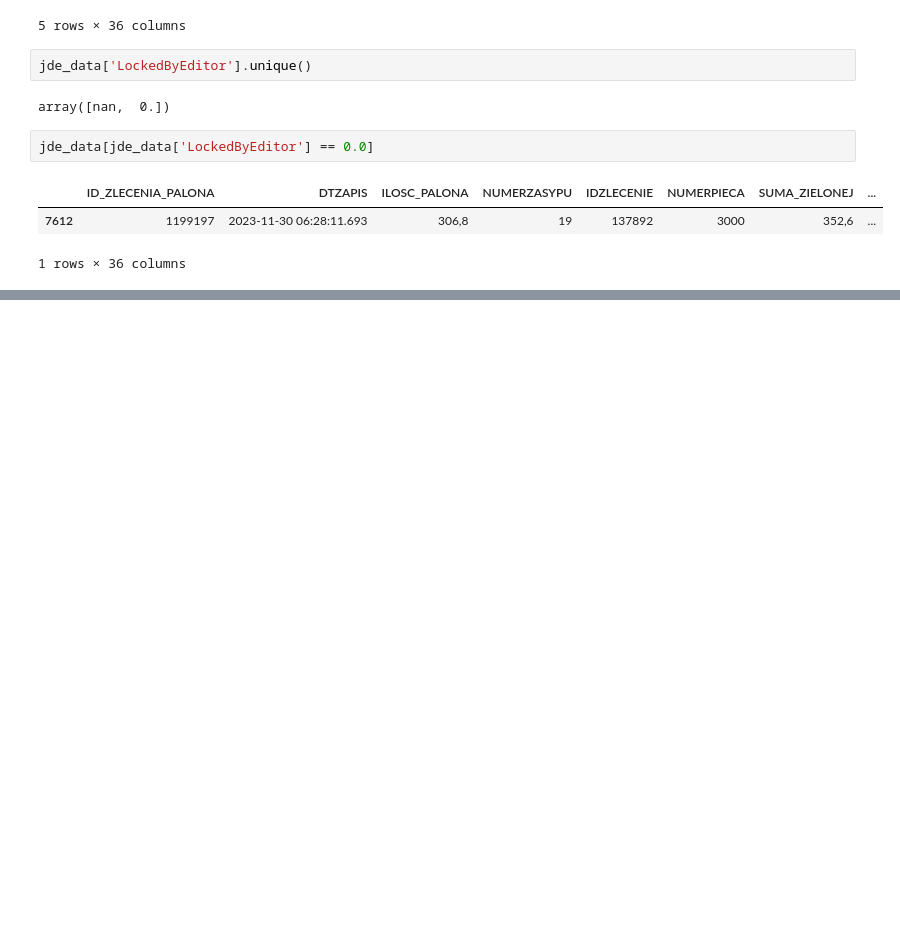
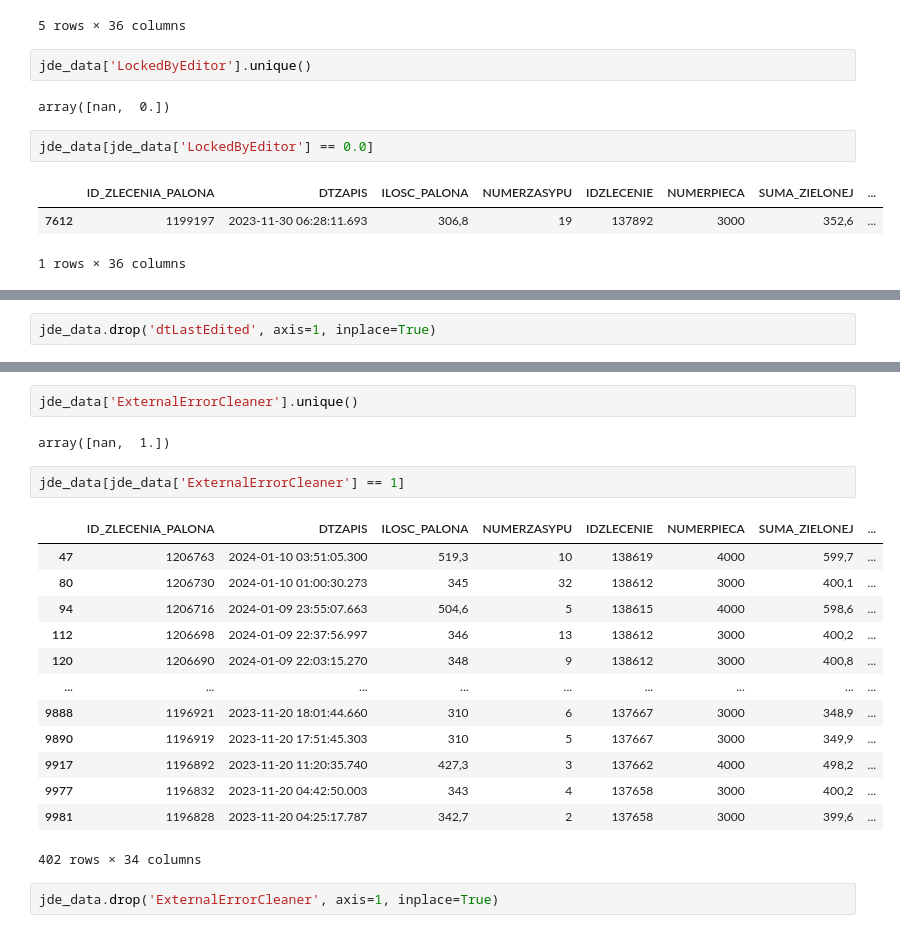
Before and after one commit to modebralski/jacobs, a Jupyter notebook: cleaning.ipynb, the cells around one changed output, grey strips where cells are left out. Drawn from its saved outputs; the diff is of its cells as text; blank space fills up the shorter version.

```diff
--- a/cleaning.ipynb
+++ b/cleaning.ipynb
@@ -124,0 +162,2 @@ jde_data[jde_data['LockedByEditor'] == 0.0]
+# %%
+jde_data.drop('dtLastEdited', axis=1, inplace=True)
@@ -124,0 +180,22 @@ jde_data[jde_data['LockedByEditor'] == 0.0]
+# %%
+jde_data['ExternalErrorCleaner'].unique()
+# %% [output]
+array([nan,  1.])
+# %%
+jde_data[jde_data['ExternalErrorCleaner'] == 1]
+# %% [output]
+|  | ID_ZLECENIA_PALONA | DTZAPIS | ILOSC_PALONA | NUMERZASYPU | IDZLECENIE | NUMERPIECA | SUMA_ZIELONEJ | ... |
+| 47 | 1206763 | 2024-01-10 03:51:05.300 | 519,3 | 10 | 138619 | 4000 | 599,7 | ... |
+| 80 | 1206730 | 2024-01-10 01:00:30.273 | 345 | 32 | 138612 | 3000 | 400,1 | ... |
+| 94 | 1206716 | 2024-01-09 23:55:07.663 | 504,6 | 5 | 138615 | 4000 | 598,6 | ... |
+| 112 | 1206698 | 2024-01-09 22:37:56.997 | 346 | 13 | 138612 | 3000 | 400,2 | ... |
+| 120 | 1206690 | 2024-01-09 22:03:15.270 | 348 | 9 | 138612 | 3000 | 400,8 | ... |
+| ... | ... | ... | ... | ... | ... | ... | ... | ... |
+| 9888 | 1196921 | 2023-11-20 18:01:44.660 | 310 | 6 | 137667 | 3000 | 348,9 | ... |
+| 9890 | 1196919 | 2023-11-20 17:51:45.303 | 310 | 5 | 137667 | 3000 | 349,9 | ... |
+| 9917 | 1196892 | 2023-11-20 11:20:35.740 | 427,3 | 3 | 137662 | 4000 | 498,2 | ... |
+| 9977 | 1196832 | 2023-11-20 04:42:50.003 | 343 | 4 | 137658 | 3000 | 400,2 | ... |
+| 9981 | 1196828 | 2023-11-20 04:25:17.787 | 342,7 | 2 | 137658 | 3000 | 399,6 | ... |
+402 rows × 34 columns
+# %%
+jde_data.drop('ExternalErrorCleaner', axis=1, inplace=True)
```
Also changed, not shown: parts of 16 cells of this notebook.
